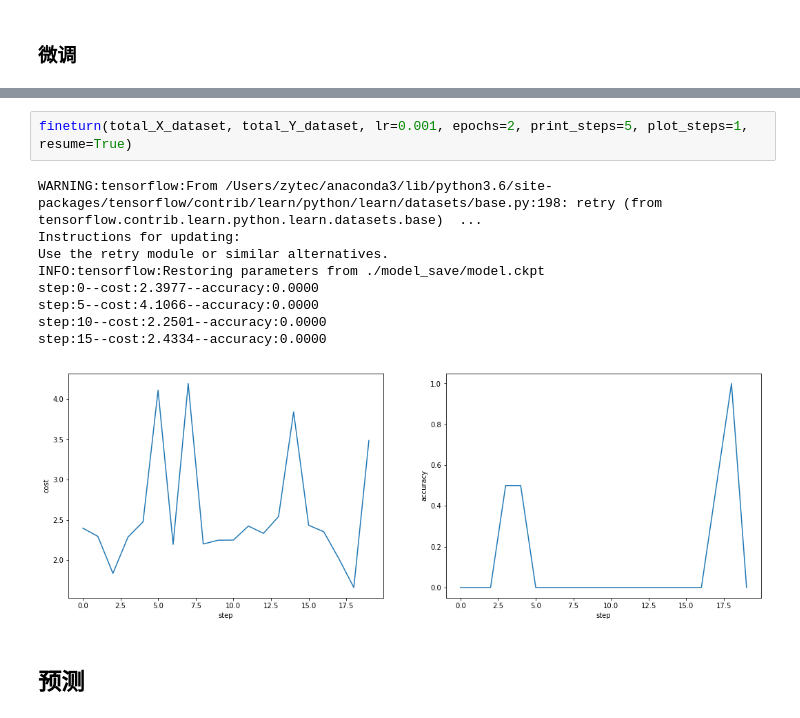
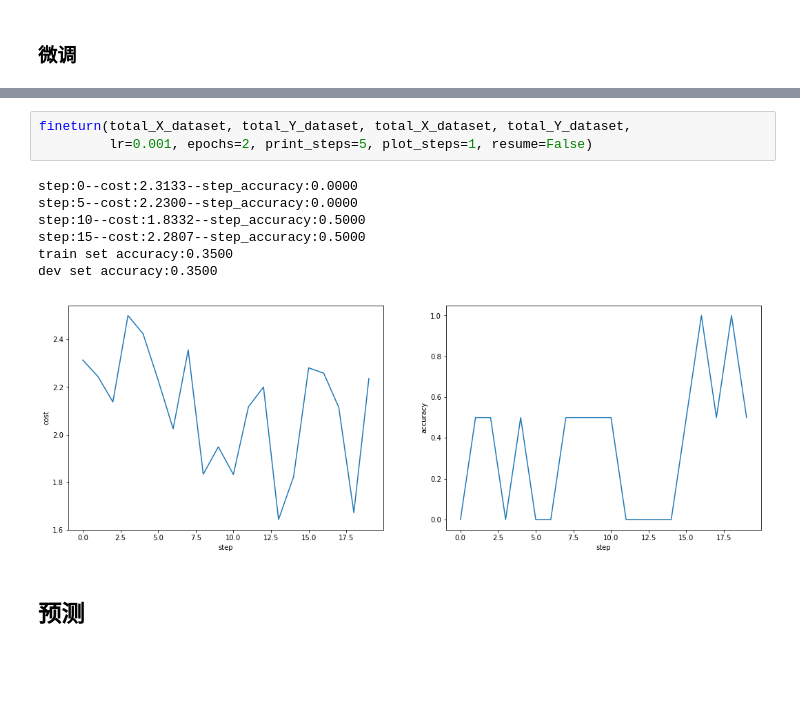
Before and after one commit to CoderSLZhang/Kaggle_Digit_Recognizer, a Jupyter notebook: Fineturn_Resnet50.ipynb, the cells around one changed output, grey strips where cells are left out. Saved outputs shown, nothing was run; the diff lists cells and outputs as text; blank space fills up the shorter version.

```diff
--- a/Fineturn_Resnet50.ipynb
+++ b/Fineturn_Resnet50.ipynb
@@ -344,17 +372,16 @@ def fineturn(X_dataset, Y_dataset, lr=0.01, batch_size=2, keep_prob=1, epochs=1,
 
     sess.close()
 # %%
-fineturn(total_X_dataset, total_Y_dataset, lr=0.001, epochs=2, print_steps=5, plot_steps=1, resume=True)
+fineturn(total_X_dataset, total_Y_dataset, total_X_dataset, total_Y_dataset,
+         lr=0.001, epochs=2, print_steps=5, plot_steps=1, resume=False)
 # %% [output]
-WARNING:tensorflow:From /Users/zytec/anaconda3/lib/python3.6/site-packages/tensorflow/contrib/learn/python/learn/datasets/base.py:198: retry (from tensorflow.contrib.learn.python.learn.datasets.base)  ...
-Instructions for updating:
-Use the retry module or similar alternatives.
-INFO:tensorflow:Restoring parameters from ./model_save/model.ckpt
-step:0--cost:2.3977--accuracy:0.0000
-step:5--cost:4.1066--accuracy:0.0000
-step:10--cost:2.2501--accuracy:0.0000
-step:15--cost:2.4334--accuracy:0.0000
+step:0--cost:2.3133--step_accuracy:0.0000
+step:5--cost:2.2300--step_accuracy:0.0000
+step:10--cost:1.8332--step_accuracy:0.5000
+step:15--cost:2.2807--step_accuracy:0.5000
+train set accuracy:0.3500
+dev set accuracy:0.3500
-[figure, old version]
+[figure, new version]
 # %% [markdown]
 ## 预测
 # %%
```
Also changed, not shown: parts of 4 cells of this notebook, 2 other files.
